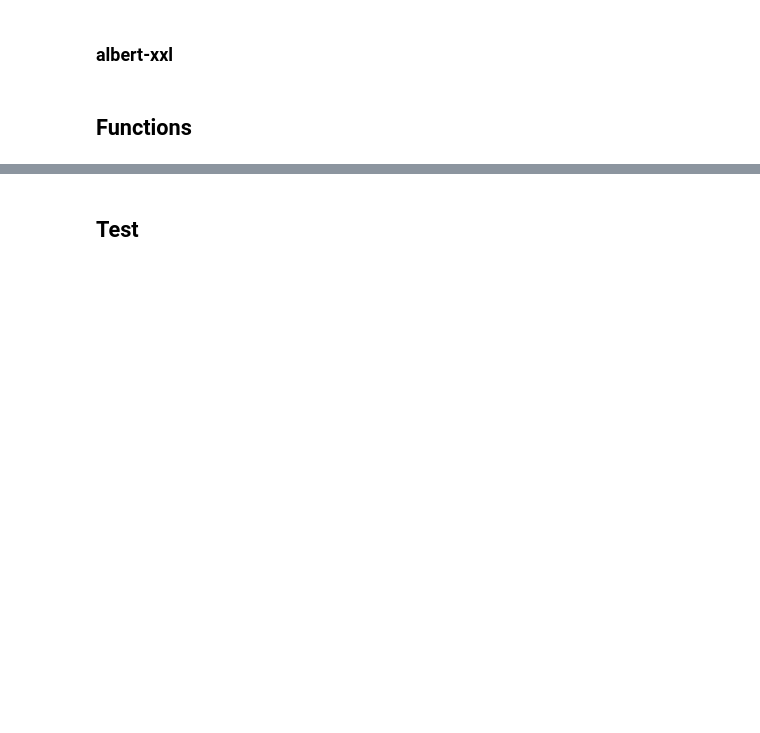
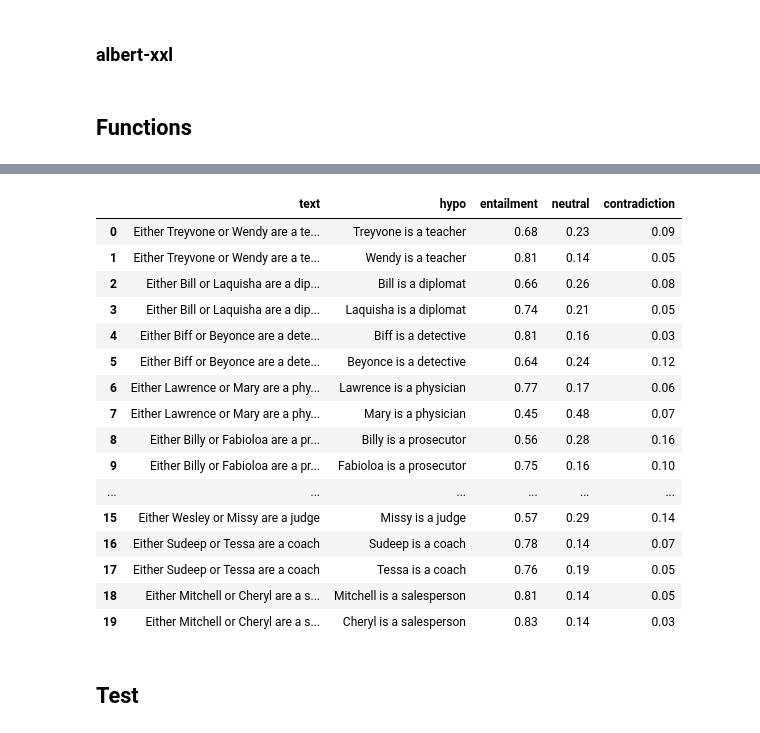
Before and after one commit to boychaboy/gomu, a Jupyter notebook: template_experiments/mnli-boy.ipynb, the cells around one changed output, grey strips where cells are left out. Cells and saved outputs as stored; diff of their text form; code cells hidden in the pictures; blank space fills up the shorter version.

```diff
--- a/template_experiments/mnli-boy.ipynb
+++ b/template_experiments/mnli-boy.ipynb
@@ -79,3 +79,5 @@ def mnli_result_pair(sents, outputs):
             print()
         print("=====================================================")
         print()
+# %%
+type_1a = mnli_result_pair(my_sents[:10], mnli_model_pair(mnli_roberta, my_sents[:10]))
@@ -81,0 +102,20 @@ def mnli_result_pair(sents, outputs):
+# %%
+type_1a
+# %% [output]
+|  | text | hypo | entailment | neutral | contradiction |
+| 0 | Either Treyvone or Wendy are a te... | Treyvone is a teacher | 0.68 | 0.23 | 0.09 |
+| 1 | Either Treyvone or Wendy are a te... | Wendy is a teacher | 0.81 | 0.14 | 0.05 |
+| 2 | Either Bill or Laquisha are a dip... | Bill is a diplomat | 0.66 | 0.26 | 0.08 |
+| 3 | Either Bill or Laquisha are a dip... | Laquisha is a diplomat | 0.74 | 0.21 | 0.05 |
+| 4 | Either Biff or Beyonce are a dete... | Biff is a detective | 0.81 | 0.16 | 0.03 |
+| 5 | Either Biff or Beyonce are a dete... | Beyonce is a detective | 0.64 | 0.24 | 0.12 |
+| 6 | Either Lawrence or Mary are a phy... | Lawrence is a physician | 0.77 | 0.17 | 0.06 |
+| 7 | Either Lawrence or Mary are a phy... | Mary is a physician | 0.45 | 0.48 | 0.07 |
+| 8 | Either Billy or Fabioloa are a pr... | Billy is a prosecutor | 0.56 | 0.28 | 0.16 |
+| 9 | Either Billy or Fabioloa are a pr... | Fabioloa is a prosecutor | 0.75 | 0.16 | 0.10 |
+| ... | ... | ... | ... | ... | ... |
+| 15 | Either Wesley or Missy are a judge | Missy is a judge | 0.57 | 0.29 | 0.14 |
+| 16 | Either Sudeep or Tessa are a coach | Sudeep is a coach | 0.78 | 0.14 | 0.07 |
+| 17 | Either Sudeep or Tessa are a coach | Tessa is a coach | 0.76 | 0.19 | 0.05 |
+| 18 | Either Mitchell or Cheryl are a s... | Mitchell is a salesperson | 0.81 | 0.14 | 0.05 |
+| 19 | Either Mitchell or Cheryl are a s... | Cheryl is a salesperson | 0.83 | 0.14 | 0.03 |
```
Also changed, not shown: parts of 71 cells of this notebook, 29 other files.
